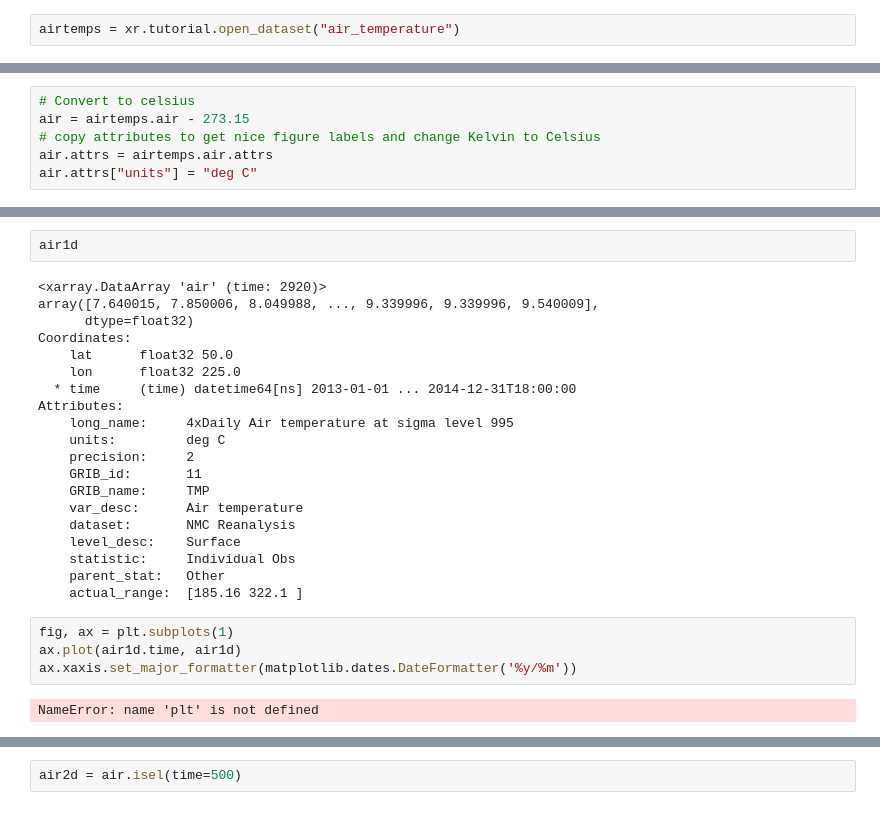
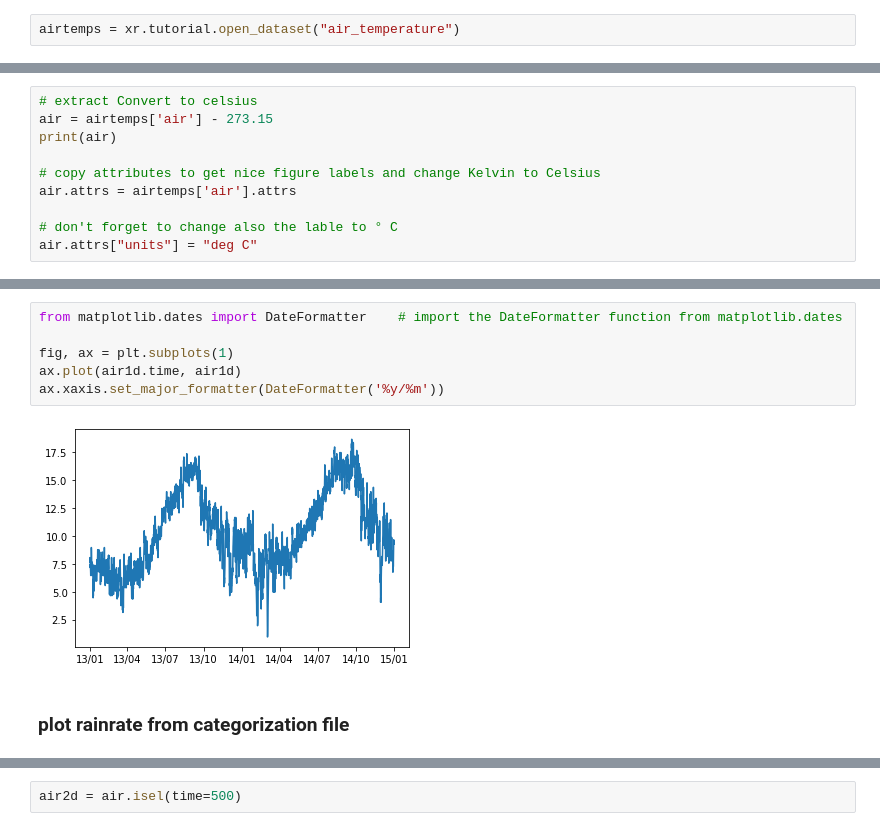
Before and after one commit to remsens-lim/PythonBeginnerCourse, a Jupyter notebook: notebooks_solution/part4_netcdf.ipynb, the cells around one changed output, grey strips where cells are left out. Drawn from its saved outputs; the diff is of its cells as text.

```diff
--- a/notebooks_solution/part4_netcdf.ipynb
+++ b/notebooks_solution/part4_netcdf.ipynb
@@ -78,6 +91,10 @@ Attributes:
 # %%
-# Convert to celsius
-air = airtemps.air - 273.15
+# extract Convert to celsius
+air = airtemps['air'] - 273.15
+print(air)
+
 # copy attributes to get nice figure labels and change Kelvin to Celsius
-air.attrs = airtemps.air.attrs
+air.attrs = airtemps['air'].attrs
+
+# don't forget to change also the lable to ° C
 air.attrs["units"] = "deg C"
@@ -87,29 +144,11 @@ air1d = air.isel(lat=10, lon=10)
-# %%
-air1d
-# %% [output]
-<xarray.DataArray 'air' (time: 2920)>
-array([7.640015, 7.850006, 8.049988, ..., 9.339996, 9.339996, 9.540009],
-      dtype=float32)
-Coordinates:
-    lat      float32 50.0
-    lon      float32 225.0
-  * time     (time) datetime64[ns] 2013-01-01 ... 2014-12-31T18:00:00
-Attributes:
-    long_name:     4xDaily Air temperature at sigma level 995
-    units:         deg C
-    precision:     2
-    GRIB_id:       11
-    GRIB_name:     TMP
-    var_desc:      Air temperature
-    dataset:       NMC Reanalysis
-    level_desc:    Surface
-    statistic:     Individual Obs
-    parent_stat:   Other
-    actual_range:  [185.16 322.1 ]
 # %%
+from matplotlib.dates import DateFormatter    # import the DateFormatter function from matplotlib.dates
+
 fig, ax = plt.subplots(1)
 ax.plot(air1d.time, air1d)
-ax.xaxis.set_major_formatter(matplotlib.dates.DateFormatter('%y/%m'))
+ax.xaxis.set_major_formatter(DateFormatter('%y/%m'))
 # %% [output]
-NameError: name 'plt' is not defined
+[figure, added]
+# %% [markdown]
+### plot rainrate from categorization file
 # %%
```
Also changed, not shown: parts of 27 cells of this notebook, 3 other files.
